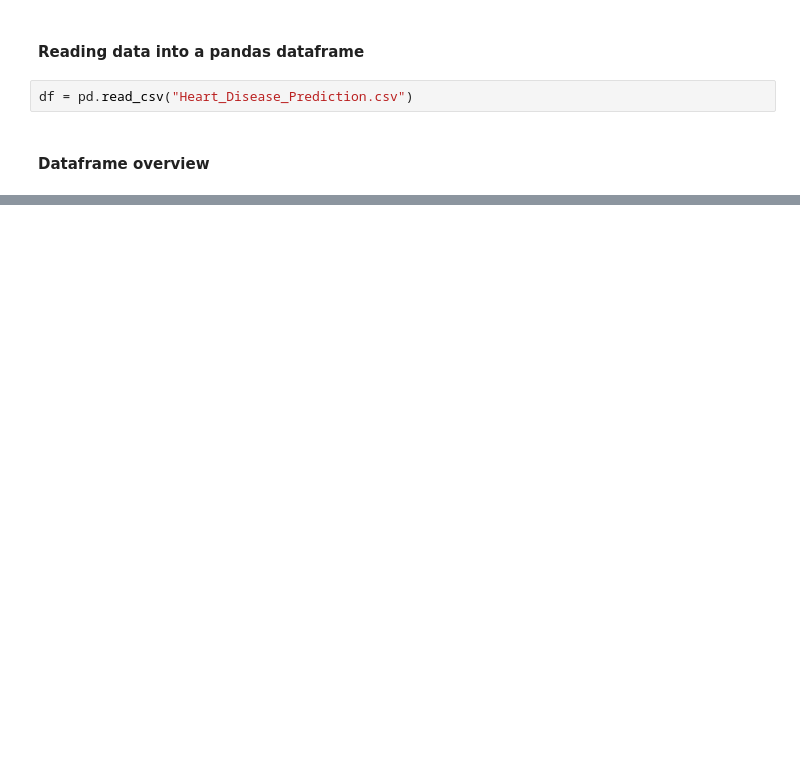
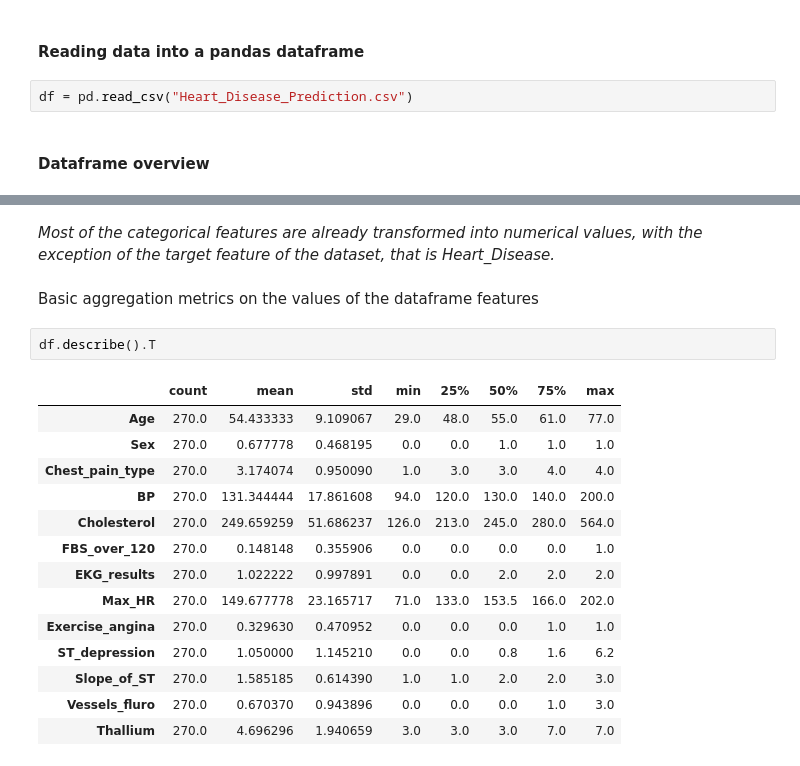
Before and after one commit to SyNikolai/HeartDiseaseML, a Jupyter notebook: heartdisease.ipynb, the cells around one changed output, grey strips where cells are left out. Saved outputs shown, nothing was run; the diff lists cells and outputs as text; blank space fills up the shorter version.

```diff
--- a/heartdisease.ipynb
+++ b/heartdisease.ipynb
@@ -96,0 +180,21 @@ plt.show()
+# %% [markdown]
+_Most of the categorical features are already transformed into numerical values, with the exception of the target feature of the dataset, that is Heart_Disease._
+# %% [markdown]
+Basic aggregation metrics on the values of the dataframe features
+# %%
+df.describe().T
+# %% [output]
+|  | count | mean | std | min | 25% | 50% | 75% | max |
+| Age | 270.0 | 54.433333 | 9.109067 | 29.0 | 48.0 | 55.0 | 61.0 | 77.0 |
+| Sex | 270.0 | 0.677778 | 0.468195 | 0.0 | 0.0 | 1.0 | 1.0 | 1.0 |
+| Chest_pain_type | 270.0 | 3.174074 | 0.950090 | 1.0 | 3.0 | 3.0 | 4.0 | 4.0 |
+| BP | 270.0 | 131.344444 | 17.861608 | 94.0 | 120.0 | 130.0 | 140.0 | 200.0 |
+| Cholesterol | 270.0 | 249.659259 | 51.686237 | 126.0 | 213.0 | 245.0 | 280.0 | 564.0 |
+| FBS_over_120 | 270.0 | 0.148148 | 0.355906 | 0.0 | 0.0 | 0.0 | 0.0 | 1.0 |
+| EKG_results | 270.0 | 1.022222 | 0.997891 | 0.0 | 0.0 | 2.0 | 2.0 | 2.0 |
+| Max_HR | 270.0 | 149.677778 | 23.165717 | 71.0 | 133.0 | 153.5 | 166.0 | 202.0 |
+| Exercise_angina | 270.0 | 0.329630 | 0.470952 | 0.0 | 0.0 | 0.0 | 1.0 | 1.0 |
+| ST_depression | 270.0 | 1.050000 | 1.145210 | 0.0 | 0.0 | 0.8 | 1.6 | 6.2 |
+| Slope_of_ST | 270.0 | 1.585185 | 0.614390 | 1.0 | 1.0 | 2.0 | 2.0 | 3.0 |
+| Vessels_fluro | 270.0 | 0.670370 | 0.943896 | 0.0 | 0.0 | 0.0 | 1.0 | 3.0 |
+| Thallium | 270.0 | 4.696296 | 1.940659 | 3.0 | 3.0 | 3.0 | 7.0 | 7.0 |
```
Also changed, not shown: parts of 28 cells of this notebook, 1 other file.
